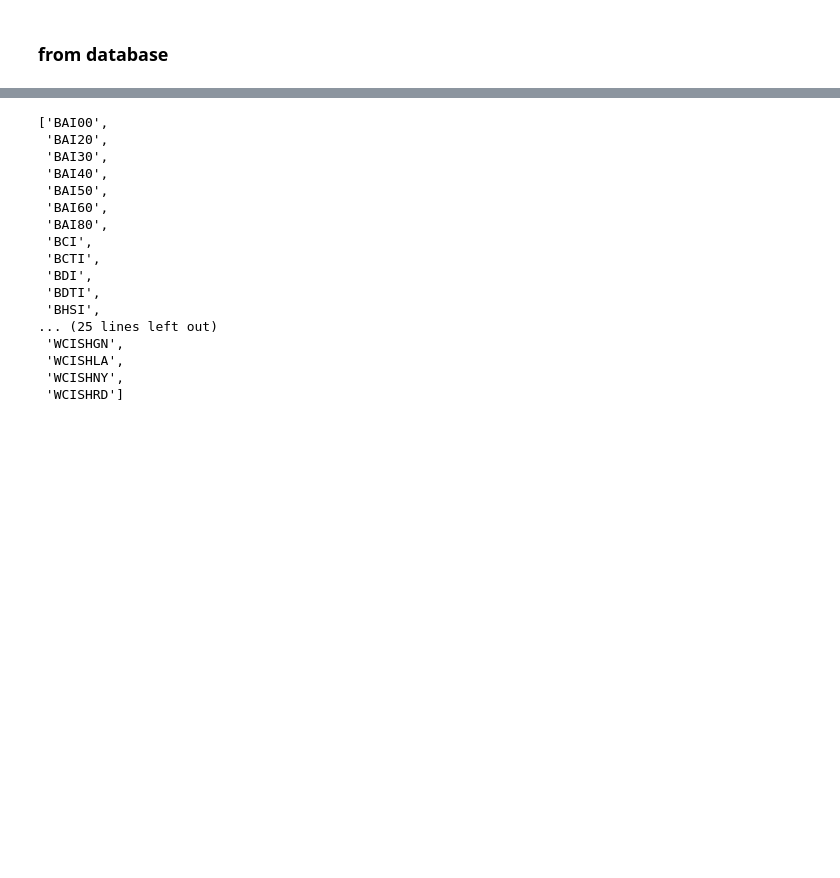
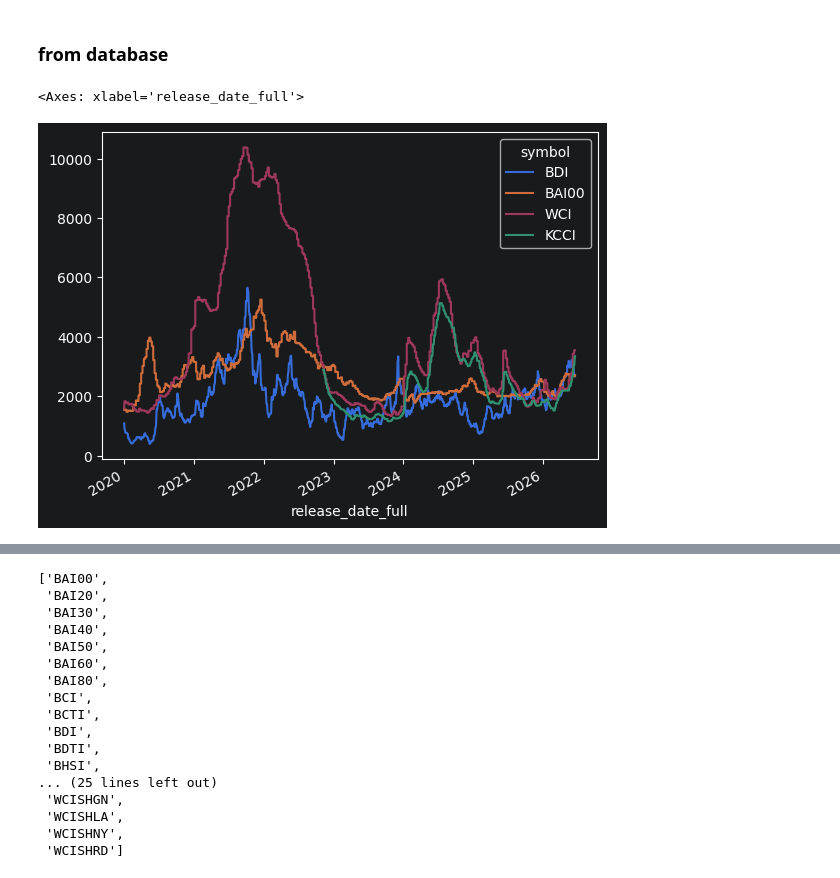
Before and after one commit to Tommylee1013/FinancialData, a Jupyter notebook: Notes/data_valid.ipynb, the cells around one changed output, grey strips where cells are left out. Saved outputs shown, nothing was run; the diff lists cells and outputs as text; code cells hidden in the pictures; blank space fills up the shorter version.

```diff
--- a/Notes/data_valid.ipynb
+++ b/Notes/data_valid.ipynb
@@ -216,5 +217,10 @@ from src.service.freight import FreightService
 
 freights = FreightService(db_path='../database/alternative_data.duckdb')
+# %%
+freights.get_series(symbols = ['BDI','BAI00','WCI','KCCI'], index_set = 'release_date', full_data = True).ffill().loc['2020':].plot()
+# %% [output]
+<Axes: xlabel='release_date_full'>
+[figure, added]
 # %%
 import matplotlib.pyplot as plt
 
```
Also changed, not shown: parts of 16 cells of this notebook, 55 other files.
